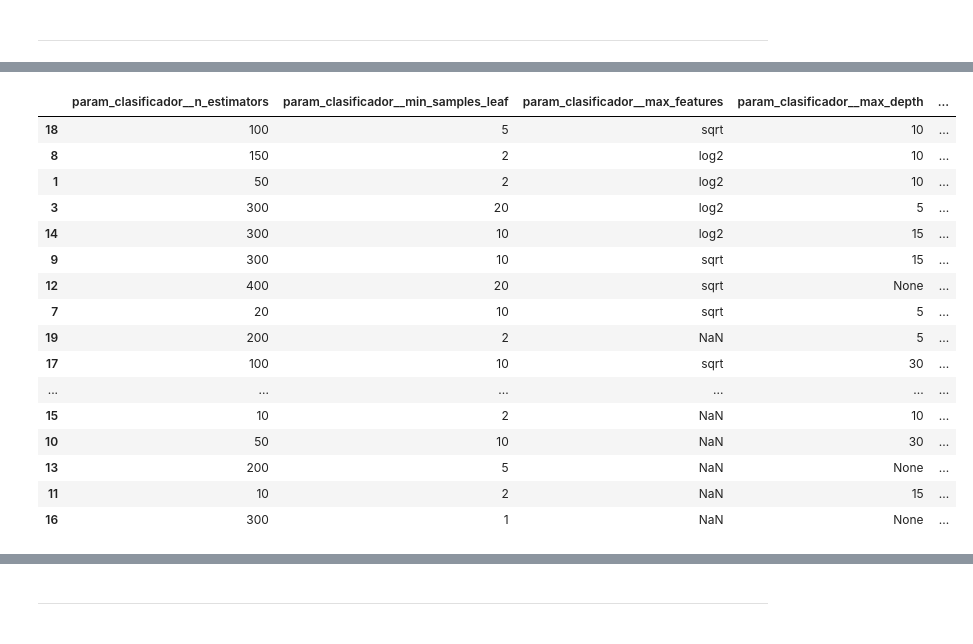
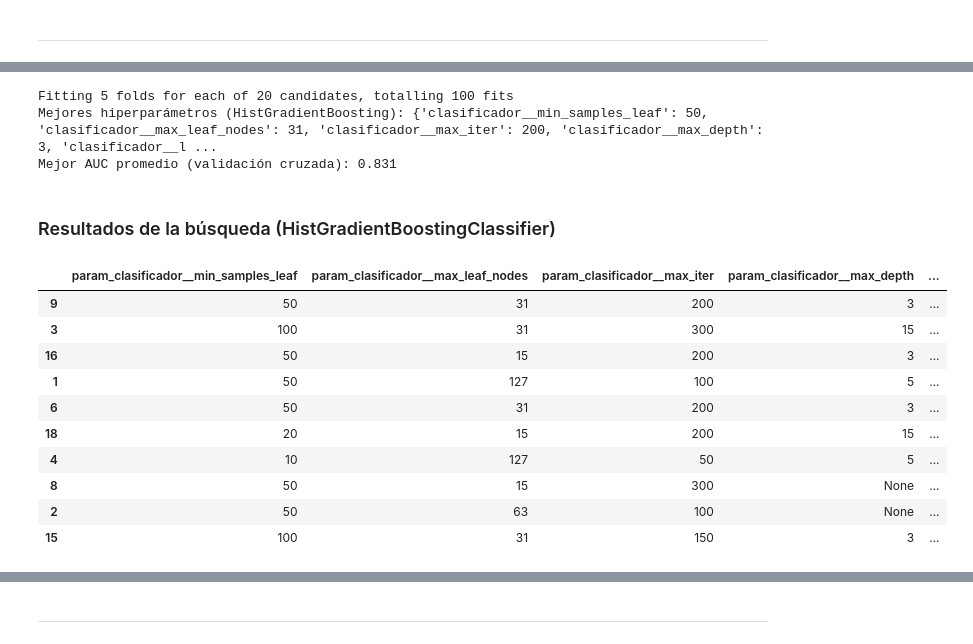
Before and after one commit to ssolorzanocr/Modelo_predictivo_SICOP, a Jupyter notebook: Evaluacion_modelo.ipynb, the cells around one changed output, grey strips where cells are left out. Drawn from its saved outputs; the diff is of its cells as text; code cells hidden in the pictures.

```diff
--- a/Evaluacion_modelo.ipynb
+++ b/Evaluacion_modelo.ipynb
@@ -725,27 +706,50 @@ un AUC parecido, probablemente cualquiera de ellas sirve igual de bien).
+# %%
+param_distributions_hgb = {
+    "clasificador__max_iter": [50, 100, 150, 200, 300],
+    "clasificador__learning_rate": [0.01, 0.05, 0.1, 0.2],
+    "clasificador__max_depth": [None, 3, 5, 10, 15],
+    "clasificador__max_leaf_nodes": [15, 31, 63, 127],
+    "clasificador__min_samples_leaf": [10, 20, 50, 100],
+    "clasificador__l2_regularization": [0, 0.1, 1.0, 10.0],
+}
+
+busqueda_hgb = RandomizedSearchCV(
+    estimator=construir_pipeline_hgb(),
+    param_distributions=param_distributions_hgb,
+    n_iter=20,
+    scoring="roc_auc",
+    cv=TimeSeriesSplit(n_splits=5),
+    random_state=42,
+    n_jobs=-1,
+    verbose=1,
+)
+
+busqueda_hgb.fit(X_train, y_train)
+
+print("Mejores hiperparámetros (HistGradientBoosting):", busqueda_hgb.best_params_)
+print(f"Mejor AUC promedio (validación cruzada): {busqueda_hgb.best_score_:.3f}")
+# %% [output]
+Fitting 5 folds for each of 20 candidates, totalling 100 fits
+Mejores hiperparámetros (HistGradientBoosting): {'clasificador__min_samples_leaf': 50, 'clasificador__max_leaf_nodes': 31, 'clasificador__max_iter': 200, 'clasificador__max_depth': 3, 'clasificador__l ...
+Mejor AUC promedio (validación cruzada): 0.831
+# %% [markdown]
+### Resultados de la búsqueda (HistGradientBoostingClassifier)
 # %%
-resultados = pd.DataFrame(busqueda.cv_results_)
-resultados = resultados.sort_values("mean_test_score", ascending=False)
-
-columnas_interes = [c for c in resultados.columns if c.startswith("param_")] + [
+resultados_hgb = pd.DataFrame(busqueda_hgb.cv_results_).sort_values("mean_test_score", ascending=False)
+columnas_interes = [c for c in resultados_hgb.columns if c.startswith("param_")] + [
     "mean_test_score", "std_test_score"
 ]
-top10 = resultados[columnas_interes].head(10)
-resultados[columnas_interes]
+top10_hgb = resultados_hgb[columnas_interes].head(10)
+top10_hgb
 # %% [output]
-|  | param_clasificador__n_estimators | param_clasificador__min_samples_leaf | param_clasificador__max_features | param_clasificador__max_depth | ... |
-| 18 | 100 | 5 | sqrt | 10 | ... |
-| 8 | 150 | 2 | log2 | 10 | ... |
-| 1 | 50 | 2 | log2 | 10 | ... |
-| 3 | 300 | 20 | log2 | 5 | ... |
-| 14 | 300 | 10 | log2 | 15 | ... |
-| 9 | 300 | 10 | sqrt | 15 | ... |
-| 12 | 400 | 20 | sqrt | None | ... |
-| 7 | 20 | 10 | sqrt | 5 | ... |
-| 19 | 200 | 2 | NaN | 5 | ... |
-| 17 | 100 | 10 | sqrt | 30 | ... |
-| ... | ... | ... | ... | ... | ... |
-| 15 | 10 | 2 | NaN | 10 | ... |
-| 10 | 50 | 10 | NaN | 30 | ... |
-| 13 | 200 | 5 | NaN | None | ... |
-| 11 | 10 | 2 | NaN | 15 | ... |
-| 16 | 300 | 1 | NaN | None | ... |
+|  | param_clasificador__min_samples_leaf | param_clasificador__max_leaf_nodes | param_clasificador__max_iter | param_clasificador__max_depth | ... |
+| 9 | 50 | 31 | 200 | 3 | ... |
+| 3 | 100 | 31 | 300 | 15 | ... |
+| 16 | 50 | 15 | 200 | 3 | ... |
+| 1 | 50 | 127 | 100 | 5 | ... |
+| 6 | 50 | 31 | 200 | 3 | ... |
+| 18 | 20 | 15 | 200 | 15 | ... |
+| 4 | 10 | 127 | 50 | 5 | ... |
+| 8 | 50 | 15 | 300 | None | ... |
+| 2 | 50 | 63 | 100 | None | ... |
+| 15 | 100 | 31 | 150 | 3 | ... |
```
Also changed, not shown: parts of 51 cells of this notebook, 1 other file.
